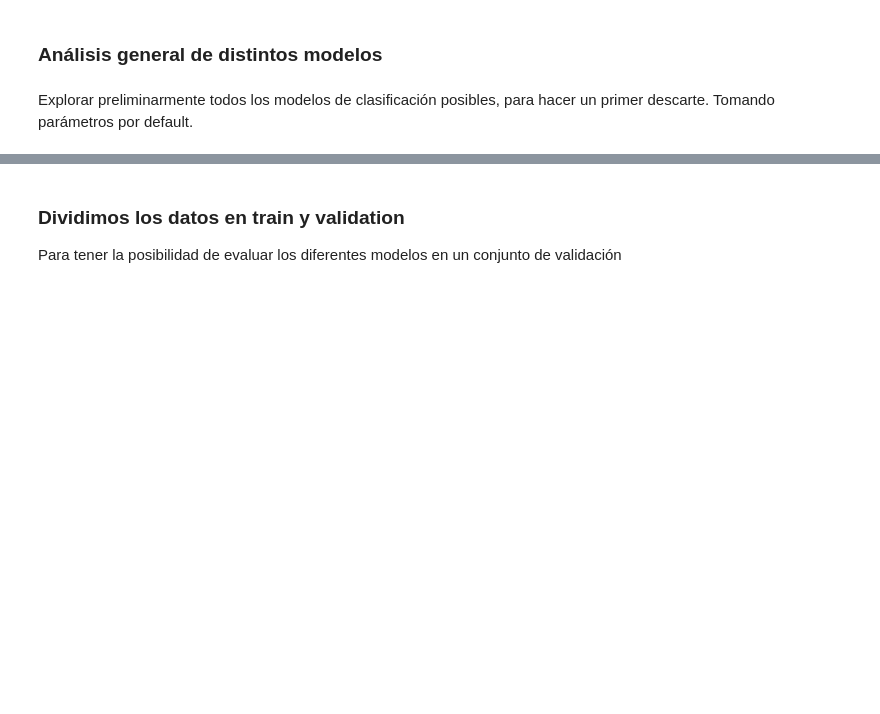
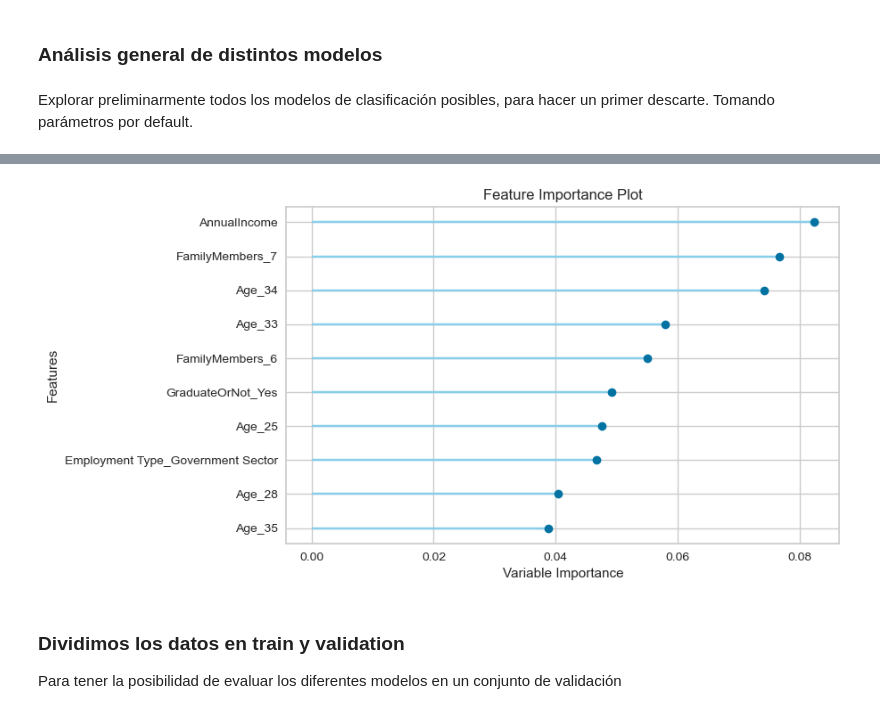
Before and after one commit to estebanarr/aprendizaje_supervisado, a Jupyter notebook: src/Análisis de modelos.ipynb, the cells around one changed output, grey strips where cells are left out. Drawn from its saved outputs; the diff is of its cells as text; code cells hidden in the pictures; blank space fills up the shorter version.

```diff
--- a/src/Análisis de modelos.ipynb
+++ b/src/Análisis de modelos.ipynb
@@ -87,0 +109,3 @@ best = compare_models(sort = 'F1') #default is 'Accuracy', LO CAMBIO POR F1 QUE
+# %%
+#Crear un modelo para identificar la importancia de las variables
+xgb=create_model("xgboost")
@@ -88,3 +126,7 @@ best = compare_models(sort = 'F1') #default is 'Accuracy', LO CAMBIO POR F1 QUE
+# %%
+plot_model(xgb, plot = 'feature')
+# %% [output]
+[figure, added]
 # %% [markdown]
 ### Dividimos los datos en train y validation
 
```
Also changed, not shown: parts of 33 cells of this notebook, 2 other files.
